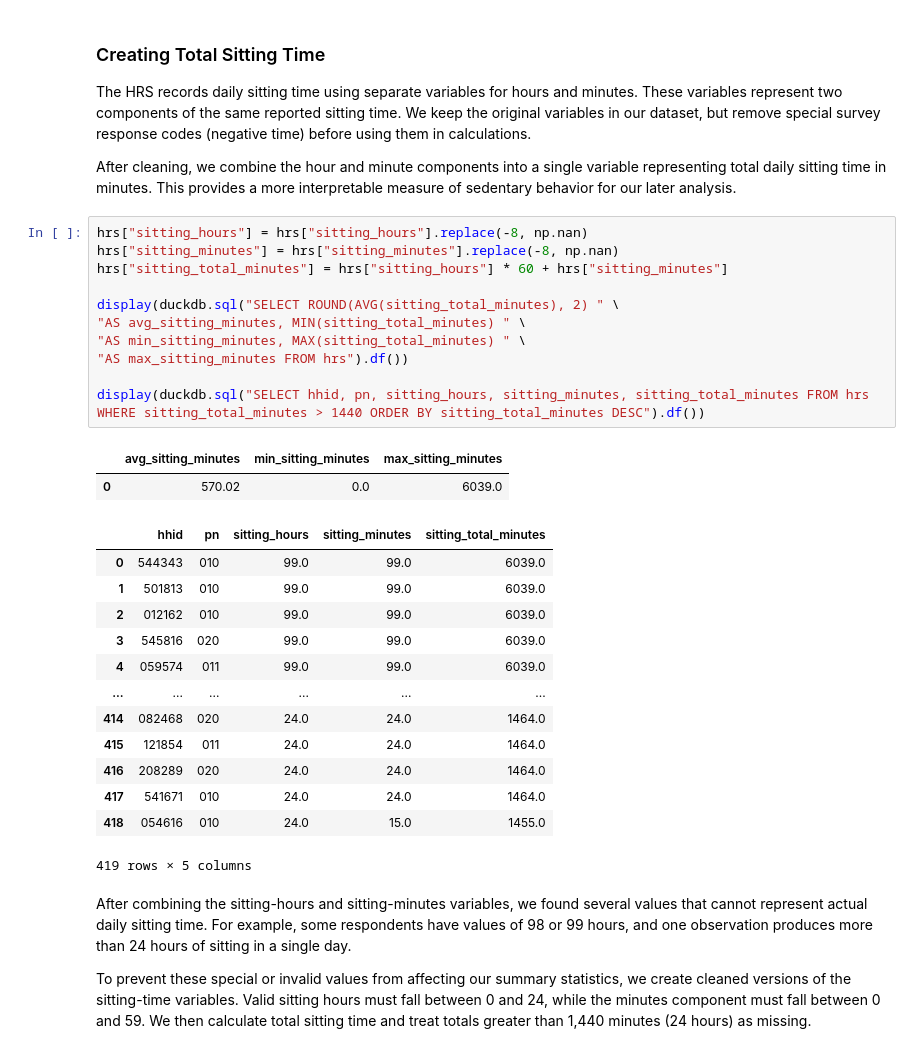
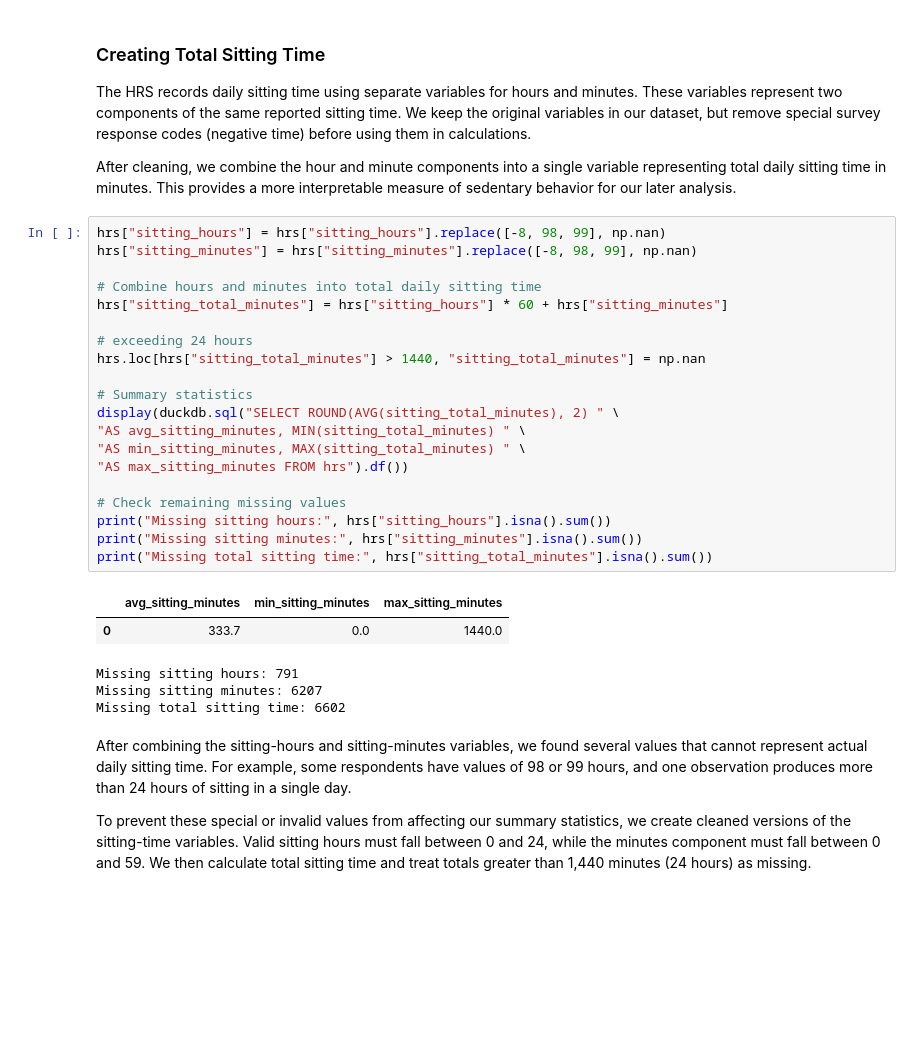
Before and after one commit to rem388/DataScienceProject, a Jupyter notebook: Phase2.ipynb, the cells around one changed output. Drawn from its saved outputs; the diff is of its cells as text; blank space fills up the shorter version.

```diff
--- a/Phase2.ipynb
+++ b/Phase2.ipynb
@@ -1134,32 +1143,31 @@ the original variables in our dataset, but remove special survey response codes
 
 After cleaning, we combine the hour and minute components into a single variable representing total daily sitting time in minutes. This provides a more interpretable measure of sedentary behavior for our later analysis.
 # %%
-hrs["sitting_hours"] = hrs["sitting_hours"].replace(-8, np.nan)
-hrs["sitting_minutes"] = hrs["sitting_minutes"].replace(-8, np.nan)
+hrs["sitting_hours"] = hrs["sitting_hours"].replace([-8, 98, 99], np.nan)
+hrs["sitting_minutes"] = hrs["sitting_minutes"].replace([-8, 98, 99], np.nan)
+
+# Combine hours and minutes into total daily sitting time
 hrs["sitting_total_minutes"] = hrs["sitting_hours"] * 60 + hrs["sitting_minutes"]
 
+# exceeding 24 hours
+hrs.loc[hrs["sitting_total_minutes"] > 1440, "sitting_total_minutes"] = np.nan
+
+# Summary statistics
 display(duckdb.sql("SELECT ROUND(AVG(sitting_total_minutes), 2) " \
 "AS avg_sitting_minutes, MIN(sitting_total_minutes) " \
 "AS min_sitting_minutes, MAX(sitting_total_minutes) " \
 "AS max_sitting_minutes FROM hrs").df())
 
-display(duckdb.sql("SELECT hhid, pn, sitting_hours, sitting_minutes, sitting_total_minutes FROM hrs WHERE sitting_total_minutes > 1440 ORDER BY sitting_total_minutes DESC").df())
+# Check remaining missing values
+print("Missing sitting hours:", hrs["sitting_hours"].isna().sum())
+print("Missing sitting minutes:", hrs["sitting_minutes"].isna().sum())
+print("Missing total sitting time:", hrs["sitting_total_minutes"].isna().sum())
 # %% [output]
 |  | avg_sitting_minutes | min_sitting_minutes | max_sitting_minutes |
-| 0 | 570.02 | 0.0 | 6039.0 |
+| 0 | 333.7 | 0.0 | 1440.0 |
-|  | hhid | pn | sitting_hours | sitting_minutes | sitting_total_minutes |
-| 0 | 544343 | 010 | 99.0 | 99.0 | 6039.0 |
-| 1 | 501813 | 010 | 99.0 | 99.0 | 6039.0 |
-| 2 | 012162 | 010 | 99.0 | 99.0 | 6039.0 |
-| 3 | 545816 | 020 | 99.0 | 99.0 | 6039.0 |
-| 4 | 059574 | 011 | 99.0 | 99.0 | 6039.0 |
-| ... | ... | ... | ... | ... | ... |
-| 414 | 082468 | 020 | 24.0 | 24.0 | 1464.0 |
-| 415 | 121854 | 011 | 24.0 | 24.0 | 1464.0 |
-| 416 | 208289 | 020 | 24.0 | 24.0 | 1464.0 |
-| 417 | 541671 | 010 | 24.0 | 24.0 | 1464.0 |
-| 418 | 054616 | 010 | 24.0 | 15.0 | 1455.0 |
-419 rows × 5 columns
+Missing sitting hours: 791
+Missing sitting minutes: 6207
+Missing total sitting time: 6602
 # %% [markdown]
 After combining the sitting-hours and sitting-minutes variables, we found several values that cannot represent actual daily sitting time. For example, some respondents have values of 98 or 99 hours, and one observation produces more than 24 hours of sitting in a single day.
 
```
Also changed, not shown: parts of 4 cells of this notebook.
